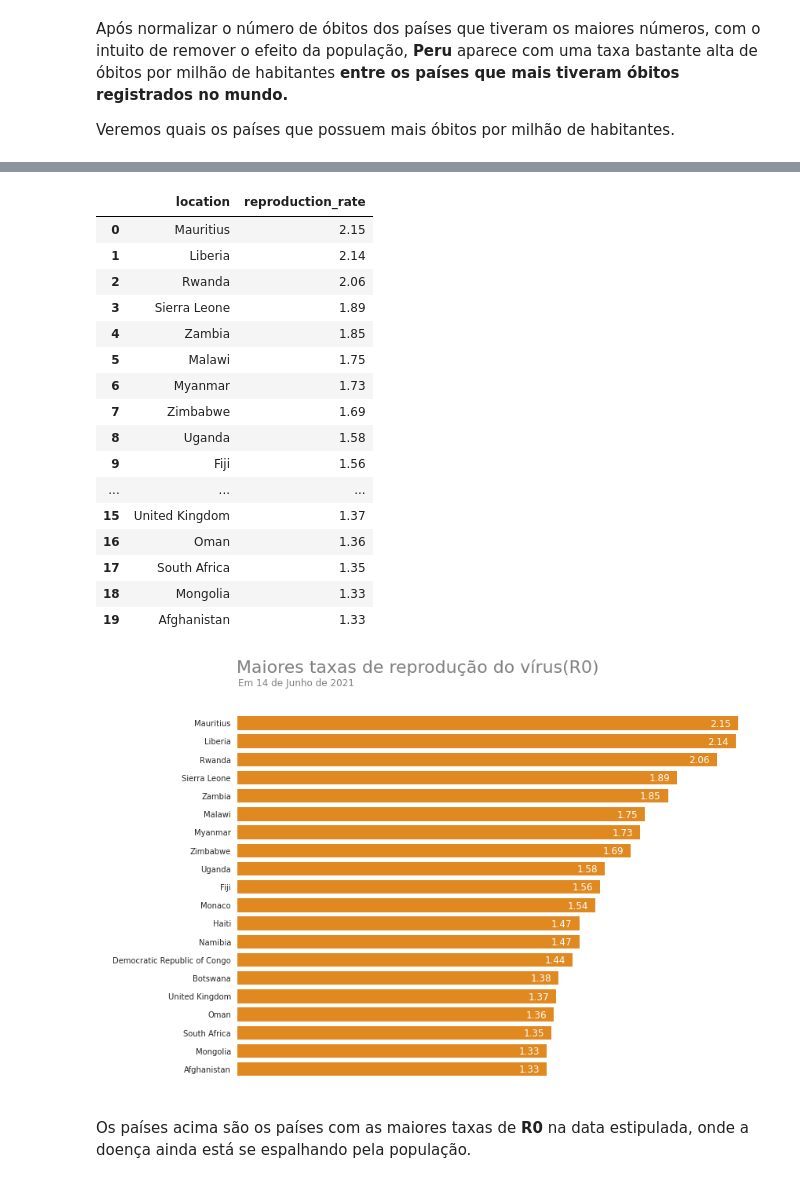
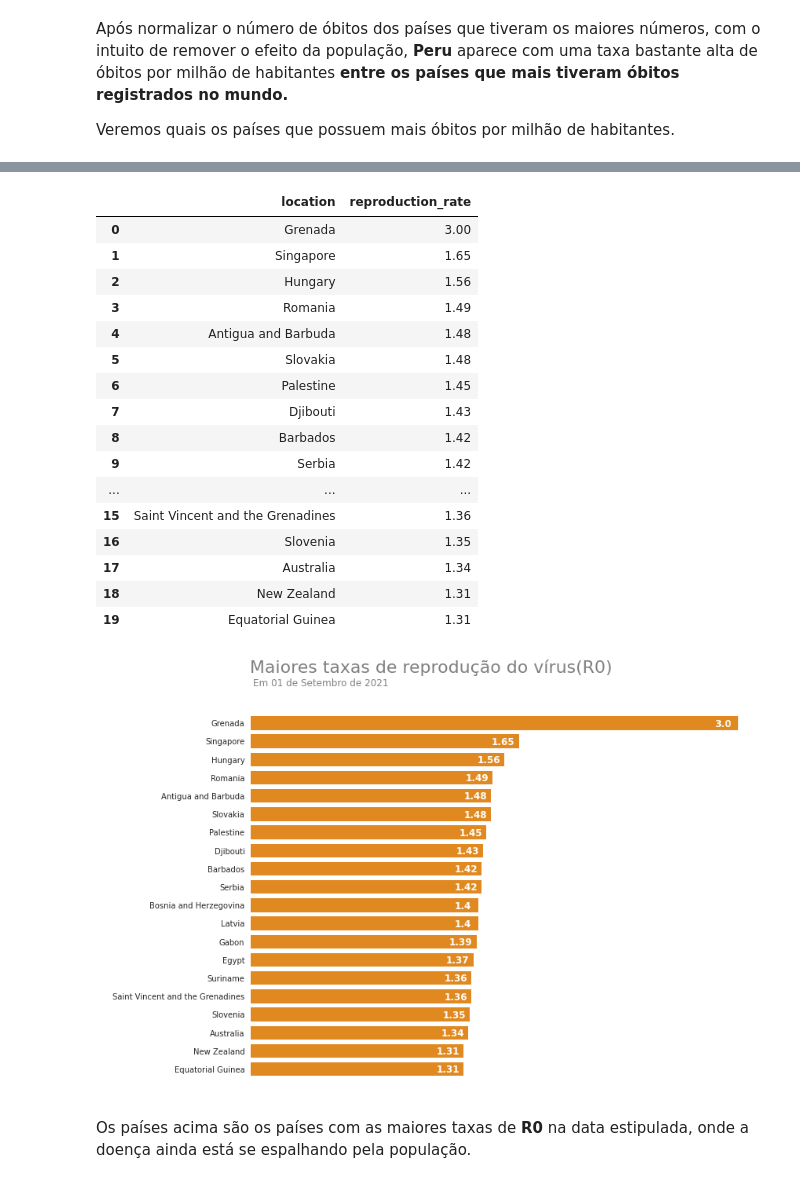
Before and after one commit to roberto-paixao/panorama-covid-mundial, a Jupyter notebook: Panorama_do_COVID_19_no_Brasil_e_no_Mundo.ipynb, the cells around one changed output, grey strips where cells are left out. Drawn from its saved outputs; the diff is of its cells as text; code cells hidden in the pictures.

```diff
--- a/Panorama_do_COVID_19_no_Brasil_e_no_Mundo.ipynb
+++ b/Panorama_do_COVID_19_no_Brasil_e_no_Mundo.ipynb
@@ -527,7 +512,7 @@ O maior objetivo de uma resposta epidêmica é salvar vidas, portanto monitorar
 sns.set_style('white')
 fig, ax = plt.subplots(figsize=(12,8))
 
-total_death_5 = df.loc[(df.date == '2021-06-14') & df.continent.notnull()].sort_values(by='total_deaths', ascending = False)[:5].copy()
+total_death_5 = df.loc[(df.date == '2021-09-01') & df.continent.notnull()].sort_values(by='total_deaths', ascending = False)[:5].copy()
 
 
 splot = sns.barplot(x='location', y='total_deaths',data=total_death_5, ax=ax, color='DarkOrange')
@@ -562,7 +547,7 @@ Usaremos os dados normalizados para tirar o efeito do tamanho da população e p
 sns.set_style('white')
 fig, ax = plt.subplots(figsize=(12,8))
 
-total_deaths_per_m = (df.loc[(df.date == '2021-06-14') & df.continent.notnull()]
+total_deaths_per_m = (df.loc[(df.date == '2021-09-01') & df.continent.notnull()]
                       .sort_values(by='total_deaths', ascending = False)[:5].copy())
 
 total_deaths_per_m = total_deaths_per_m.sort_values(by='total_deaths_per_million', ascending=False).copy()
@@ -599,12 +582,12 @@ Após normalizar o número de óbitos dos países que tiveram os maiores número
 
 Veremos quais os países que possuem mais óbitos por milhão de habitantes.
 # %%
-# Mortes por milão de habitantes
+# Mortes por milhão de habitantes
 
 sns.set_style('white')
 fig, ax = plt.subplots(figsize=(12,8))
 
-total_cases_5 = df.loc[(df.date == '2021-06-14') & df.continent.notnull()].sort_values(by='total_deaths_per_million', ascending = False)[:5].copy()
+total_cases_5 = df.loc[(df.date == '2021-09-01') & df.continent.notnull()].sort_values(by='total_deaths_per_million', ascending = False)[:5].copy()
 
 
 splot = sns.barplot(x='location', y='total_deaths_per_million', data=total_cases_5, ax=ax, color='DarkOrange')
@@ -640,58 +625,58 @@ O **R0** é a média de pessoas que pegarão a doença de uma **única** pessoa
 
 Vamos agora analisar a taxa de reprodução do vírus nos países.
 # %%
-maiores_r0 = (df.loc[(df.date == '2021-06-14') & (df.continent.notnull()),
+maiores_r0 = (df.loc[(df.date == '2021-09-01') & (df.continent.notnull()),
                      ['location', 'reproduction_rate']].sort_values(by='reproduction_rate',
                                                                     ascending=False))[:20]
 
 maiores_r0.reset_index(drop=True)
 # %% [output]
 |  | location | reproduction_rate |
-| 0 | Mauritius | 2.15 |
-| 1 | Liberia | 2.14 |
-| 2 | Rwanda | 2.06 |
-| 3 | Sierra Leone | 1.89 |
-| 4 | Zambia | 1.85 |
-| 5 | Malawi | 1.75 |
-| 6 | Myanmar | 1.73 |
-| 7 | Zimbabwe | 1.69 |
-| 8 | Uganda | 1.58 |
-| 9 | Fiji | 1.56 |
+| 0 | Grenada | 3.00 |
+| 1 | Singapore | 1.65 |
+| 2 | Hungary | 1.56 |
+| 3 | Romania | 1.49 |
+| 4 | Antigua and Barbuda | 1.48 |
+| 5 | Slovakia | 1.48 |
+| 6 | Palestine | 1.45 |
+| 7 | Djibouti | 1.43 |
+| 8 | Barbados | 1.42 |
+| 9 | Serbia | 1.42 |
 | ... | ... | ... |
-| 15 | United Kingdom | 1.37 |
-| 16 | Oman | 1.36 |
-| 17 | South Africa | 1.35 |
-| 18 | Mongolia | 1.33 |
-| 19 | Afghanistan | 1.33 |
+| 15 | Saint Vincent and the Grenadines | 1.36 |
+| 16 | Slovenia | 1.35 |
+| 17 | Australia | 1.34 |
+| 18 | New Zealand | 1.31 |
+| 19 | Equatorial Guinea | 1.31 |
 # %%
 # Maiores taxas de reprodução
 
 # Configuração do Gráfico
 sns.set_style('white')
 fig, ax = plt.subplots(figsize=(12,8))
 
 # Gerando o gráfico
 splot = sns.barplot(x='reproduction_rate', y='location',
                     data=maiores_r0, ax=ax, orient='h', color='DarkOrange')
 
 for p in splot.patches:
     width = round(p.get_width(),2)
-    plt.text(p.get_width()-0.075, p.get_y()+0.55*p.get_height(),
+    plt.text(p.get_width()-0.095, p.get_y()+0.55*p.get_height(),
              '{}'.format(width),
-             ha='center', va='center', color='white', size=12)
+             ha='center', va='center', color='white', size=12, fontweight='heavy')
 
 
 ax.set_title('Maiores taxas de reprodução do vírus(R0)\n\n', loc='left', size=22, color='grey')
-plt.suptitle('Em 14 de Junho de 2021', x=0.299, y=0.940, color='gray', size=12)
+plt.suptitle('Em 01 de Setembro de 2021', x=0.335, y=0.940, color='gray', size=12)
 
 ax.set_xlabel([], color='white')
 ax.set_ylabel([], color='white')
 ax.set_xticklabels([])
 
 sns.despine(left=True, bottom=True)
 
 plt.tight_layout()
 # %% [output]
-[figure, old version]
+[figure, new version]
 # %% [markdown]
 Os países acima são os países com as maiores taxas de **R0** na data estipulada, onde a doença ainda está se espalhando pela população.
```
Also changed, not shown: parts of 124 cells of this notebook.
